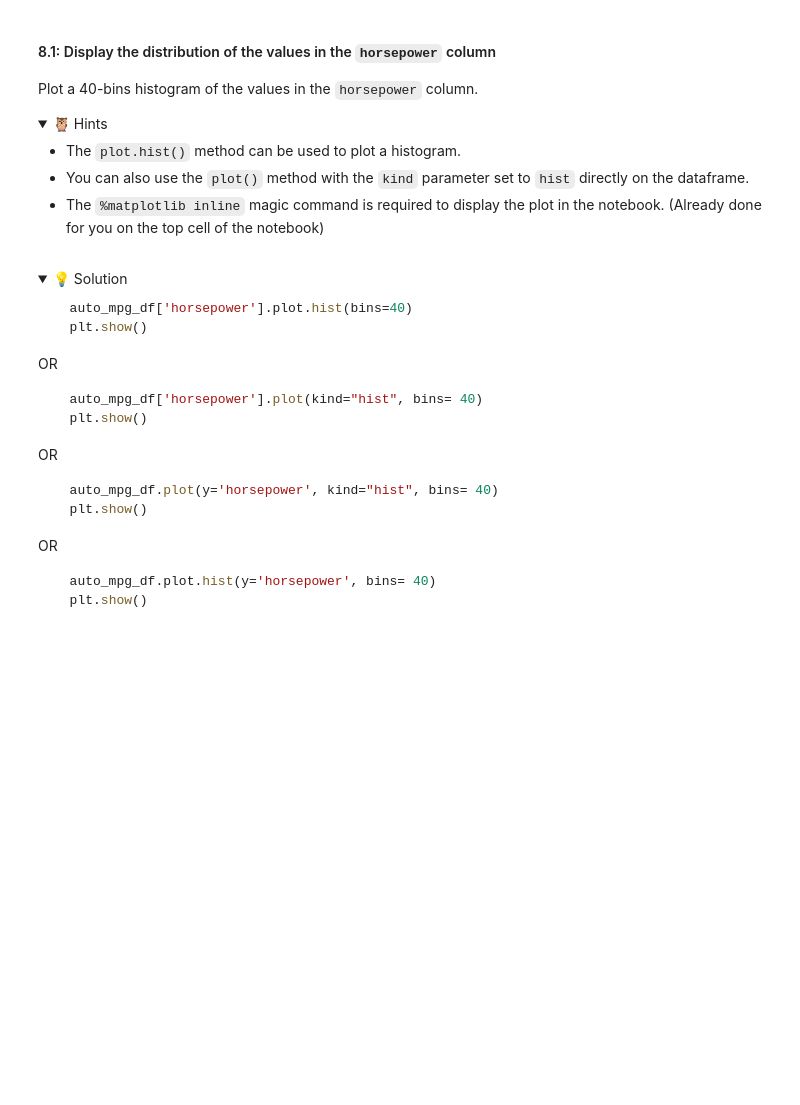
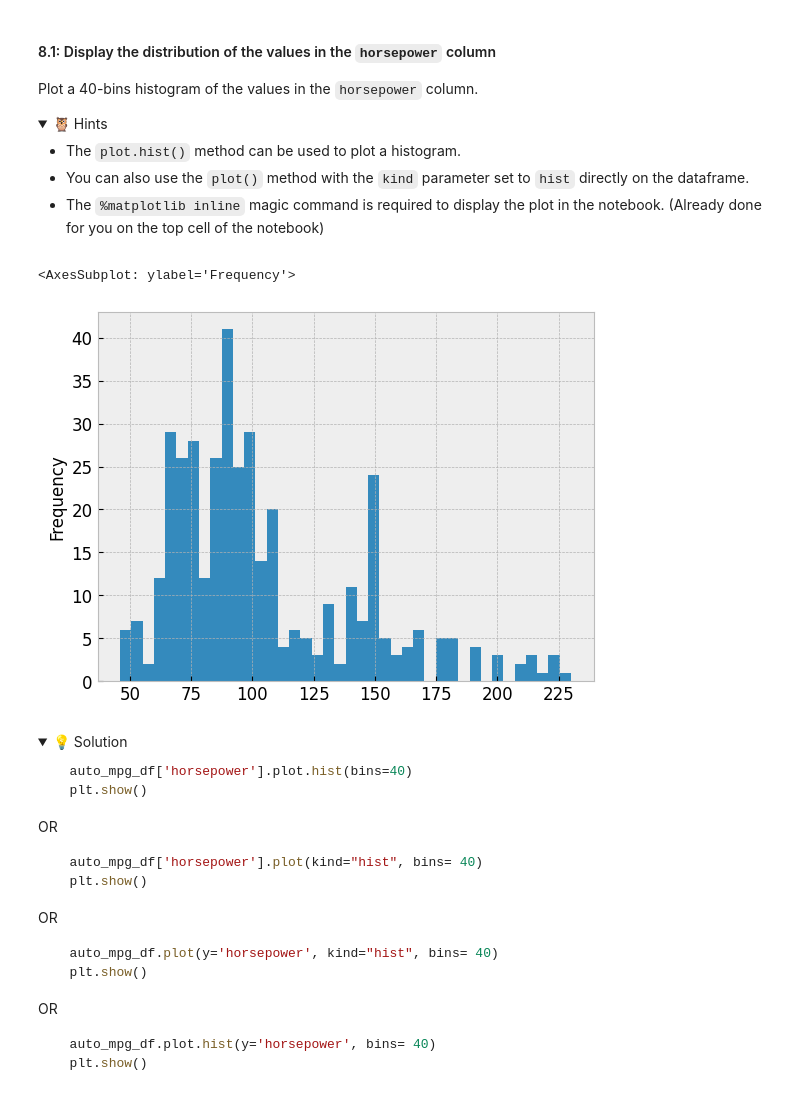
Before and after one commit to IT4063-Spring2025/exploratory-data-analysis-RautelaAbhishek, a Jupyter notebook: notebook.ipynb, the cells around one changed output. Saved outputs shown, nothing was run; the diff lists cells and outputs as text; code cells hidden in the pictures; folded sections open; blank space fills up the shorter version.

Commit message:
Replaced missing values in horsepower column with median and plotted histogram

```diff
--- a/notebook.ipynb
+++ b/notebook.ipynb
@@ -289,7 +289,7 @@ Now that we've confirmed that there are duplicate records in the dataset, let's
   - Make sure you either save the results of the method to a new variable, or use the `inplace` parameter to update the dataframe in place.
 </details>
 # %%
-auto_mpg_df_cleaned = auto_mpg_df.drop_duplicates()
+auto_mpg_df = auto_mpg_df.drop_duplicates()
 # %% [markdown]
 
 <details>
@@ -428,7 +428,7 @@ In working with the `auto_mpg` dataset, we'll develop a model to predict the `mp
 
 </details>
 # %%
-auto_mpg_df_cleaned = auto_mpg_df_cleaned.dropna(subset=['mpg'])
+auto_mpg_df = auto_mpg_df.dropna(subset=['mpg'])
 # %% [markdown]
 <details>
   <summary>💡 Solution</summary>
@@ -479,6 +479,12 @@ Plot a 40-bins histogram of the values in the `horsepower` column.
   - The `%matplotlib inline` magic command is required to display the plot in the notebook. (Already done for you on the top cell of the notebook)
 
 </details>
+# %%
+horsepower = auto_mpg_df["horsepower"]
+horsepower.plot.hist(bins=40)
+# %% [output]
+<AxesSubplot: ylabel='Frequency'>
+[figure, added]
 # %% [markdown]
 <details>
   <summary>💡 Solution</summary>
```
Also changed, not shown: parts of 10 cells of this notebook.
